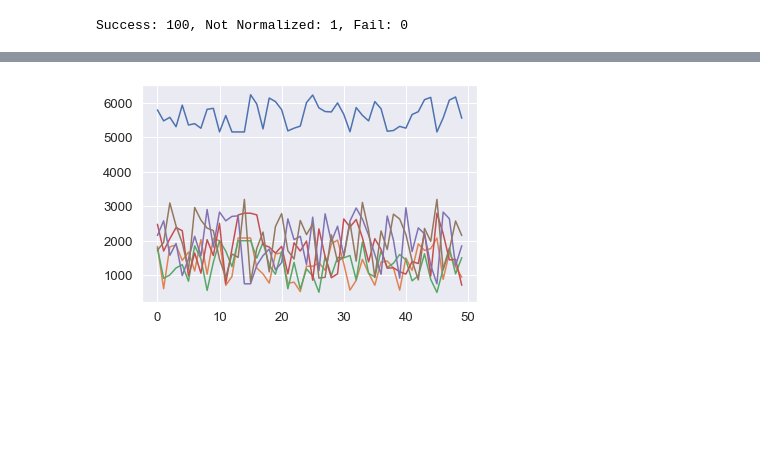
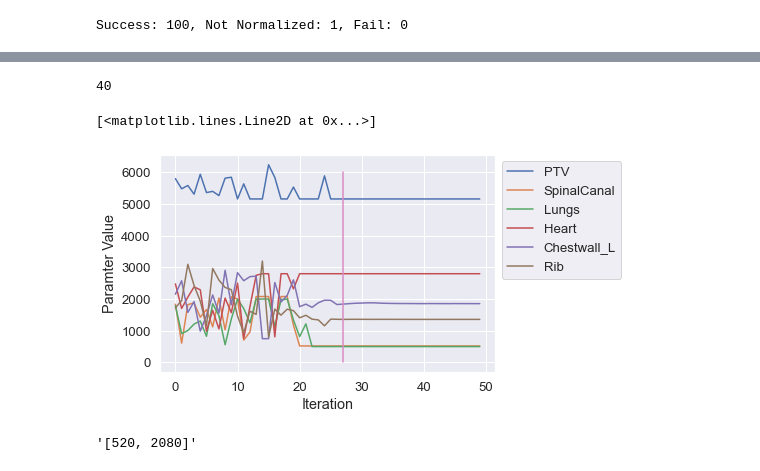
Before and after one commit to kels271828/RayBay, a Jupyter notebook: results/patient1/full_problem.ipynb, the cells around one changed output, grey strips where cells are left out. Drawn from its saved outputs; the diff is of its cells as text; code cells hidden in the pictures; blank space fills up the shorter version.

Commit message:
rand bayes on full problem

```diff
--- a/results/patient1/full_problem.ipynb
+++ b/results/patient1/full_problem.ipynb
@@ -104,5 +125,12 @@ fun_sample = plan_score(funcs_full, pars_sample, goals, results_sample)
 x_bayes = np.load('full/bayes/x_iters.npy').squeeze()
 fun_bayes = np.load('full/bayes/func_vals.npy')
 #dvh_bayes = np.load('full/bayes/dvh.npy', allow_pickle=True).item()
+
+# Bayes 2
+results_bayes = pd.read_pickle('full/bayes2/results.npy')
+x_bayes = np.load('full/bayes2/x_iters.npy').squeeze()
+fun_bayes = np.load('full/bayes2/func_vals.npy')
+fun_bayes *= -100/(len(goals) - 1)
+dvh_bayes = np.load('full/bayes2/dvh.npy', allow_pickle=True).item()
 # %% [output]
 Success: 100, Not Normalized: 1, Fail: 0
@@ -115,5 +156,18 @@ plt.ylim([-3, -2])
+# %%
+np.argmax(fun_bayes)
+# %% [output]
+40
 # %%
 for ii in range(6):
     plt.plot([x_bayes[jj][ii] for jj in range(50)])
+plt.xlabel('Iteration')
+plt.ylabel('Paramter Value')
+plt.legend(goals['Roi'][1:], bbox_to_anchor=(1, 1))
+plt.plot([27, 27], [0, 6000])
 # %% [output]
+[<matplotlib.lines.Line2D at 0x...>]
-[figure, old version]
+[figure, new version]
+# %%
+funcs_full['DoseLevel'][2]
+# %% [output]
+'[520, 2080]'
```
Also changed, not shown: parts of 9 cells of this notebook, 8 other files.
